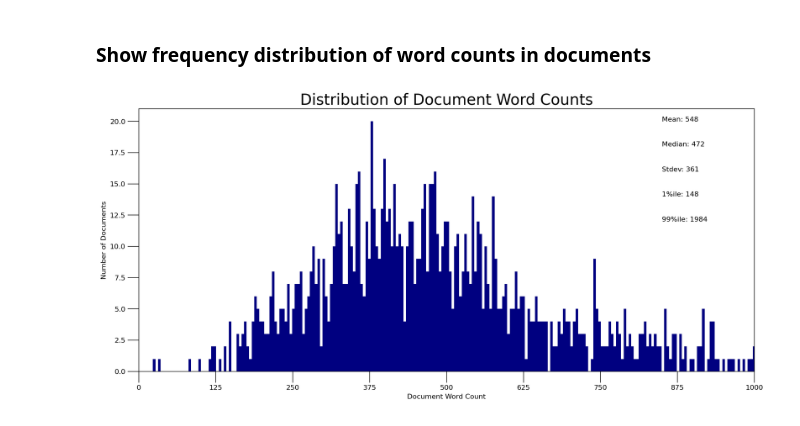
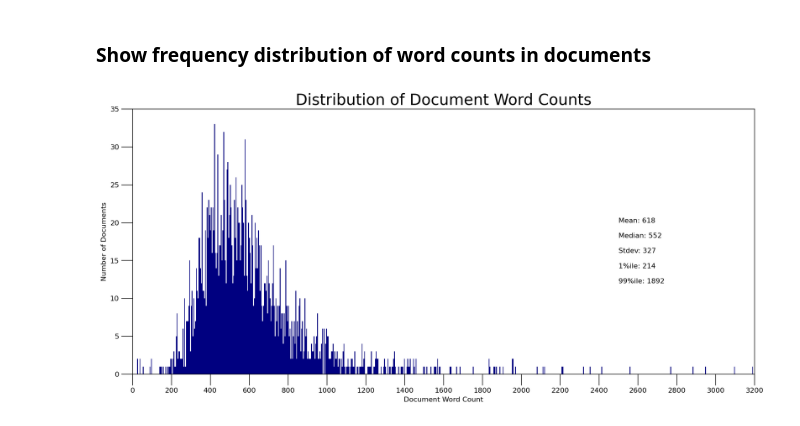
Before and after one commit to sawarani/TopicModeling, a Jupyter notebook: LDA.ipynb, the cells around one changed output. Saved outputs shown, nothing was run; the diff lists cells and outputs as text; code cells hidden in the pictures.

```diff
--- a/LDA.ipynb
+++ b/LDA.ipynb
@@ -3,13 +3,11 @@
 # %% [markdown]
 ### Import data
 # %%
-import os
 import json
 
-dirpath = os.getcwd() + '\\preprocessing\\tokens.json'
-
-with open(dirpath, 'r') as f:
+with open('preprocessing/data.json', 'r') as f:
     documents = json.load(f)
+    texts = [' '.join([word for word in text]) for text in documents]
 # %% [markdown]
 ### Create dictionary and corpus
 # %%
@@ -37,7 +35,7 @@ Number of documents: 1260
 from gensim.models import LdaModel
 from gensim.test.utils import datapath
 
-tmp = datapath(os.getcwd() + '\\tmp\\model.ldamodel')
+tmp = datapath('/tmp/model.ldamodel')
 
 # Set training parameters for LDA
 num_topics = 15
@@ -120,0 +167,11 @@ pyLDAvis.display(lda_display)
+# %%
+from matplotlib import pyplot as plt
+
+# Show graph
+limit, start, step = 40, 2, 6
+x = range(start, limit, step)
+plt.plot(x, coherence_values)
+plt.xlabel("Number of topics")
+plt.ylabel("Coherence score")
+plt.legend(("coherence_values"), loc='best')
+plt.show()
@@ -137,9 +196,8 @@ def format_topics_sentences(lda_model=None, corpus=corpus, texts=documents):
             else:
                 wp = lda_model.show_topic(topic_num)
                 topic_keywords = ', '.join([word for word, prop in wp])
-                sent_topics_df = sent_topics_df.append(pd.Series([int(topic_num), \
-                                                                  round(prop_topic, 4), \
-                                                                  topic_keywords]), ignore_index=True)
+                sent_topics_df = pd.concat([sent_topics_df, pd.Series([int(topic_num), round(prop_topic, 4), \
+                                                                       topic_keywords]).to_frame().T], ignore_index=True)
 
     sent_topics_df.columns = ['Dominant_Topic', 'Perc_Contribution', 'Topic_Keywords']
 
@@ -174,22 +232,23 @@ df_dominant_topic
 # %%
 import matplotlib.pyplot as plt
 import numpy as np
 
 doc_lens = [len(d) for d in df_dominant_topic.Text]
 
 # Plot
 plt.figure(figsize=(16,7), dpi=160)
 plt.hist(doc_lens, bins=1000, color='navy')
-plt.text(850, 20, "Mean: " + str(round(np.mean(doc_lens))))
-plt.text(850, 18, "Median: " + str(round(np.median(doc_lens))))
-plt.text(850, 16, "Stdev: " + str(round(np.std(doc_lens))))
-plt.text(850, 14, "1%ile: " + str(round(np.quantile(doc_lens, q=0.01))))
-plt.text(850, 12, "99%ile: " + str(round(np.quantile(doc_lens, q=0.99))))
+plt.text(2500, 20, "Mean: " + str(round(np.mean(doc_lens))))
+plt.text(2500, 18, "Median: " + str(round(np.median(doc_lens))))
+plt.text(2500, 16, "Stdev: " + str(round(np.std(doc_lens))))
+plt.text(2500, 14, "1%ile: " + str(round(np.quantile(doc_lens, q=0.01))))
+plt.text(2500, 12, "99%ile: " + str(round(np.quantile(doc_lens, q=0.99))))
 
 plt.gca().set(xlim=(0, 1000), ylabel='Number of Documents', xlabel='Document Word Count')
 plt.tick_params(size=16)
-plt.xticks(np.linspace(0, 1000, 9))
+plt.yticks(np.arange(0, 40, 5))
+plt.xticks(np.arange(0, 3300, 200))
 plt.title('Distribution of Document Word Counts', fontdict=dict(size=22))
 plt.show()
 # %% [output]
-[figure, old version]
+[figure, new version]
```
Also changed, not shown: parts of 9 cells of this notebook.
